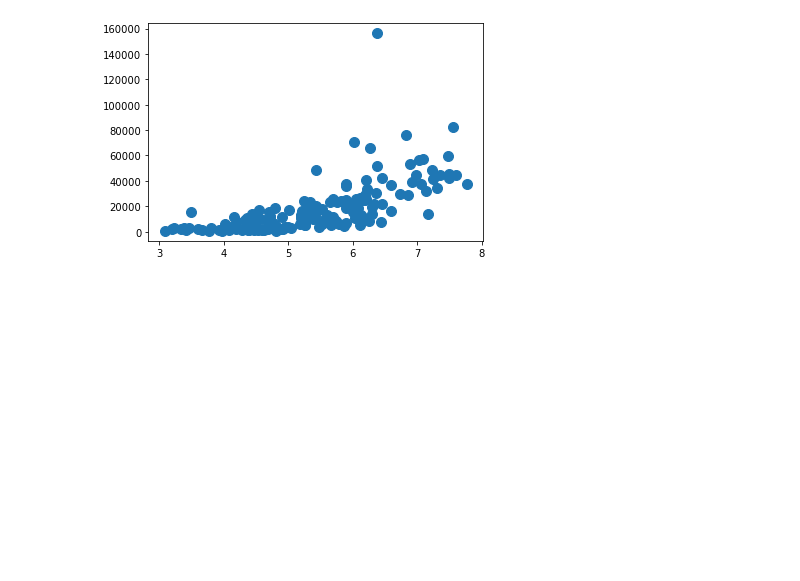
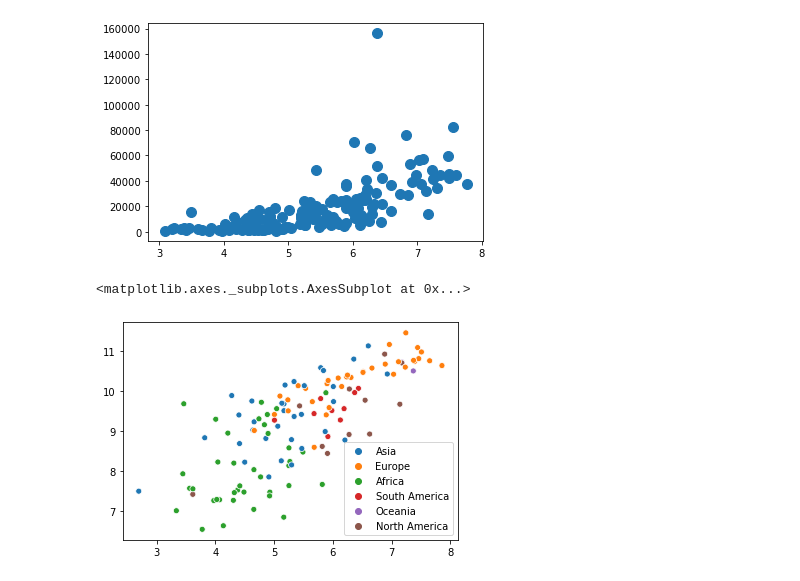
Before and after one commit to rahatsiddique/pandas_basics, a Jupyter notebook: happiness_gdp/happiness and GDP.ipynb, the cells around one changed output. Saved outputs shown, nothing was run; the diff lists cells and outputs as text; code cells hidden in the pictures; blank space fills up the shorter version.

```diff
--- a/happiness_gdp/happiness and GDP.ipynb
+++ b/happiness_gdp/happiness and GDP.ipynb
@@ -83,3 +107,15 @@ plt.scatter(x, y, s=z)
 plt.show()
 # %% [output]
 [figure]
+# %%
+# we can now do something similar but making a distinction with continents.
+# seaborn is easier to use here
+
+sns.scatterplot(
+    x=happy['happi'].values,
+    y=happy['gdppc'].values,
+    hue=happy['Continent'].values
+)
+# %% [output]
+<matplotlib.axes._subplots.AxesSubplot at 0x...>
+[figure, added]
```
Also changed, not shown: parts of 6 cells of this notebook.
